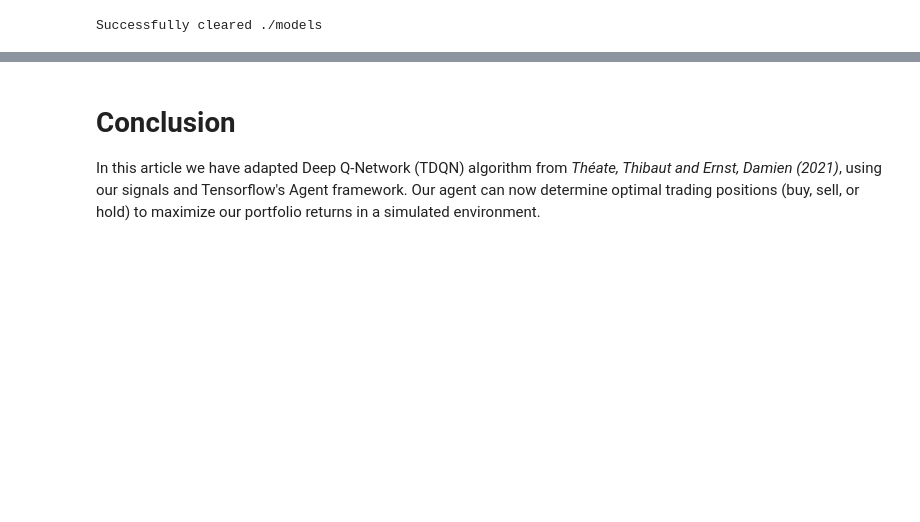
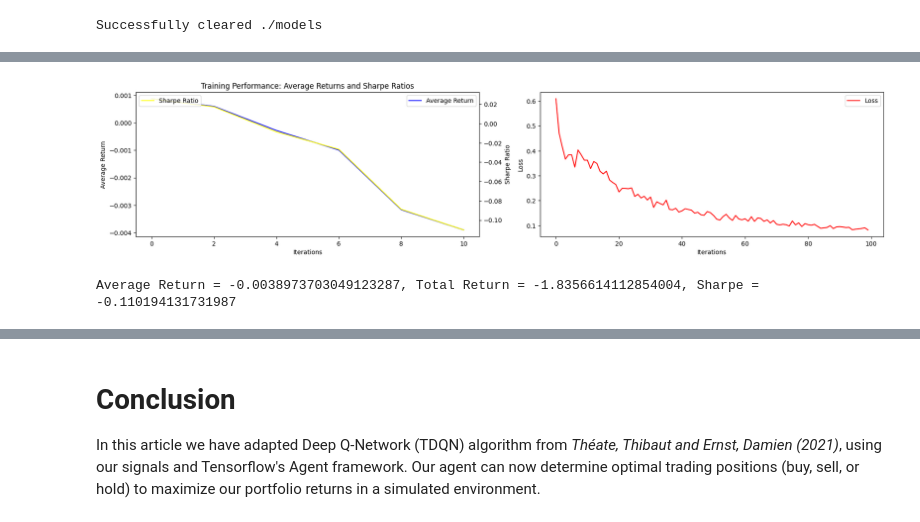
Before and after one commit to adamd1985/Deep-Q-Learning-Applied-to-Algorithmic-Trading, a Jupyter notebook: drl_trading.ipynb, the cells around one changed output, grey strips where cells are left out. Cells and saved outputs as stored; diff of their text form; code cells hidden in the pictures; blank space fills up the shorter version.

```diff
--- a/drl_trading.ipynb
+++ b/drl_trading.ipynb
@@ -83,12 +83,9 @@ import os
 os.environ['TF_USE_LEGACY_KERAS'] = '1' # KERAS 2 only for tfagents
 import warnings
 warnings.filterwarnings("ignore")
-import shutil
 
-IS_KAGGLE = os.getenv('IS_KAGGLE', 'True') == 'True'
-if IN_COLAB or IS_KAGGLE:
-    # Kaggle confgs
-    print('Running in Kaggle or Collab...')
+if 'KAGGLE_KERNEL_RUN_TYPE' in os.environ:
+    print('Running in Kaggle...')
     %pip install scikit-learn
     %pip install tensorflow
     %pip install tqdm
@@ -101,7 +98,9 @@ if IN_COLAB or IS_KAGGLE:
             print(os.path.join(dirname, filename))
 
     DATA_DIR = "/kaggle/input/DATASET"
+    IN_KAGGLE = True
 else:
+    IN_KAGGLE = False
     DATA_DIR = "./data/"
     print('Running Local...')
 # %% [output]
@@ -168,28 +167,30 @@ TRADE_COSTS_PERCENT = 0.1 / 100
 
 FEATURES = ["Close", "High", "Low", "Open", "Volume"]
 TARGET_FEATURE = "Price Raw"
-STATE_LEN = 1
+STATE_LEN = 30
 OBS_SPACE = (STATE_LEN)*len(FEATURES)
 ACT_SPACE = 2
 
-BATCH_SIZE = OBS_SPACE * 1000
+BATCH_SIZE = OBS_SPACE * 5
 LEARN_RATE = 1e-3
-TOTAL_ITERS = 10000
-EPISODES = 10
+TOTAL_ITERS = 100 #10000
+TRAIN_EPISODES = 10
 INIT_COLLECT = 100
 TOTAL_COLLECT = 1
-LOG_INTERVALS = 200
-TEST_INTERVALS = 100
+LOG_INTERVALS = 2 #200
+TEST_INTERVALS = 2 #100
 MEMORY_LENGTH = OBS_SPACE * 100
 DISCOUNT = 0.4
 EPSILON_START = 1.
 EPSILON_END = 0.01
 EPSILON_DECAY = 10000
+GRAD_CLIP = 1
+REWARD_CLIP = 1
 
 DROPOUT = 0.2
 L2FACTOR = 0.000001
 NEURONS = 512
-LAYERS = (NEURONS, NEURONS, NEURONS, NEURONS//2, NEURONS//4)
+LAYERS = (NEURONS, NEURONS//2, NEURONS//4, max(ACT_SPACE * 2, NEURONS//8))
 # %% [markdown]
 # Financial Data
 
@@ -796,7 +887,7 @@ Where:
 - *step* is the current step or iteration in the training process, and decay_steps is a parameter that controls the rate, in our case 1000. As the steps approach the end, the decay will get smaller and smaller.
 # %%
 class TradingSimulator:
-    def __init__(self, env, eval_env, agent, episodes=EPISODES,
+    def __init__(self, env, eval_env, agent, episodes=TRAIN_EPISODES,
                  batch_size=BATCH_SIZE, num_eval_episodes=TEST_INTERVALS,
                  collect_steps_per_iteration=INIT_COLLECT,
                  replay_buffer_max_length=MEMORY_LENGTH ,
@@ -965,9 +1056,9 @@ class TradingSimulator:
 
         self.policy = tf.saved_model.load(policy_dir)
         total_returns, avg_return, _, sharpe_ratio = self.compute_episode_metrics(self.eval_env, self.policy, self.num_eval_episodes)
-        print(f'Average Return = {avg_return}, Total Return = {total_returns}, Sharpe = {sharpe_ratio}')
+        print(f'Average Return = {np.mean(avg_return)}, Total Return = {np.mean(total_returns)}, Sharpe = {np.mean(sharpe_ratio)}')
 
-        return self.policy
+        return self.policy, total_returns, avg_return, sharpe_ratio
 
     def clear_directories(self, directories = MODELS_PATH):
         try:
@@ -1012,18 +1103,21 @@ class TradingSimulator:
 
         axs[0].set_xlabel('Iterations')
         axs[0].set_ylabel('Average Return')
-        axs[0].plot(iterations, average_returns, label='Average Return')
+        axs[0].plot(iterations, average_returns, label='Average Return', color="blue")
         axs[0].tick_params(axis='y')
+        axs[0].legend(loc="upper right")
 
         ax12 = axs[0].twinx()
         ax12.set_ylabel('Sharpe Ratio')
-        ax12.plot(iterations, sharpe_ratios, label='Sharpe Ratio')
+        ax12.plot(iterations, sharpe_ratios, label='Sharpe Ratio', color="yellow")
         ax12.tick_params(axis='y')
+        ax12.legend(loc="upper left")
 
         axs[1].set_xlabel('Iterations')
         axs[1].set_ylabel('Loss')
-        axs[1].plot(range(0, self.num_iterations), loss, label='Loss')
+        axs[1].plot(range(0, self.num_iterations), loss, label='Loss', color="red")
         axs[1].tick_params(axis='y')
+        axs[1].legend()
 
         fig.tight_layout()
         plt.title('Training Performance: Average Returns and Sharpe Ratios')
@@ -1051,7 +1145,7 @@ class TradingSimulator:
         data['Action'] = actions
         data['Cumulative_Returns'] = np.cumsum(cumulative_returns)
 
-        fig, axs = plt.subplots(2, 1, figsize=(14, 14))
+        fig, axs = plt.subplots(2, 1, figsize=(18, 8), gridspec_kw={'height_ratios': (3, 1)})
 
         axs[0].plot(data.index, data[TARGET_FEATURE], label='Close', color='k', alpha=0.6)
         buys = data[data['Action'] == ACT_LONG]
@@ -1084,6 +1178,5 @@ sim.clear_directories()
 Successfully cleared ./models
 # %%
 losses, metrics = sim.train()
-sim.load_and_eval_policy()
 # %% [output]
 Preparing replay memory and dataset
@@ -1126,4 +1219,10 @@ step = 1000: Average Return = -0.0002568508207332343, Total Return = -0.12868224
+# %%
+sim.plot_performance(losses, metrics)
+# %% [output]
+[figure, added]
 # %%
-sim.load_and_eval_policy(policy_path=MODELS_PATH)
+policy, total_returns, avg_return, sharpe_ratio = sim.load_and_eval_policy(policy_path=MODELS_PATH)
+# %% [output]
+Average Return = -0.0038973703049123287, Total Return = -1.8356614112854004, Sharpe = -0.110194131731987
 # %%
 sim.plot_returns_and_actions()
```
Also changed, not shown: parts of 11 cells of this notebook, 9 other files.
